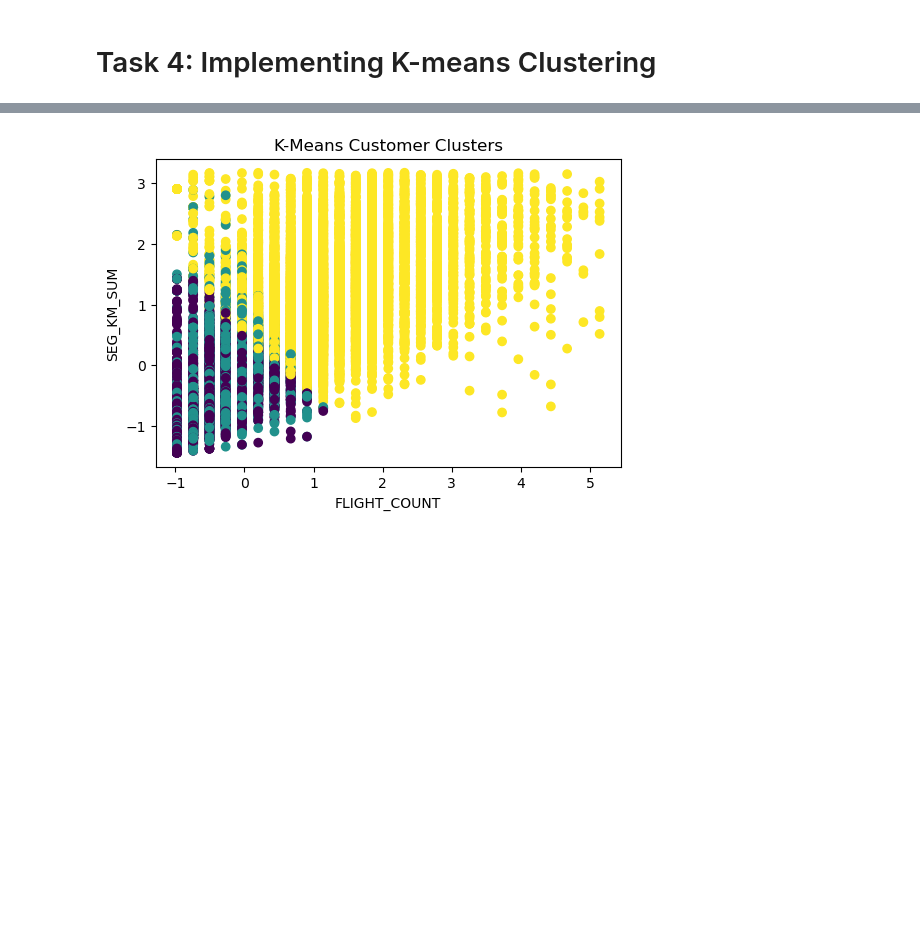
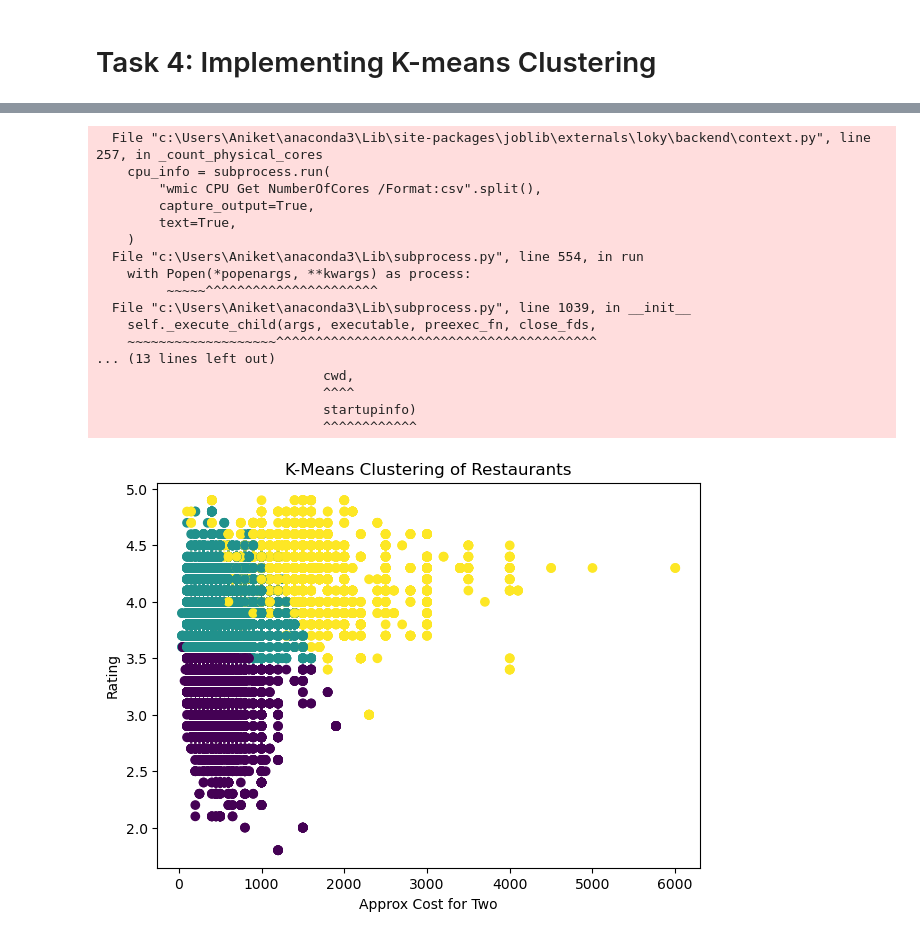
Before and after one commit to AniketAmbekar943/DJ-InIT-AI, a Jupyter notebook: Task-2/task2_AniketA.ipynb, the cells around one changed output, grey strips where cells are left out. Drawn from its saved outputs; the diff is of its cells as text; code cells hidden in the pictures; blank space fills up the shorter version.

Commit message:
K-means clustering completed

```diff
--- a/Task-2/task2_AniketA.ipynb
+++ b/Task-2/task2_AniketA.ipynb
@@ -264,19 +273,48 @@ plt.show()
-# %%
-kmeans = KMeans(n_clusters=3, random_state=42)
-clusters = kmeans.fit_predict(X_cluster)
-
-plt.figure(figsize=(6,4))
-plt.scatter(
-    X_cluster.iloc[:, 0],
-    X_cluster.iloc[:, 1],
-    c=clusters
-)
-plt.xlabel("FLIGHT_COUNT")
-plt.ylabel("SEG_KM_SUM")
-plt.title("K-Means Customer Clusters")
-plt.show()
-
-
-Data_Frame["Cluster"] = clusters
-# %% [output]
-[figure, removed]
+# %%
+df = Data_Frame1.copy()
+# Clean rate
+df['rate'] = df['rate'].astype(str)
+df['rate'] = df['rate'].apply(lambda x: np.nan if x in ['NEW', '-', 'nan'] else x)  # Replacing 'NEW', '-', and 'nan' with NaN
+df['rate'] = df['rate'].apply(lambda x: x.split('/')[0] if isinstance(x, str) else x)       # Extracting the first part of the rate
+df['rate'] = df['rate'].astype(float)
+# Clean approx cost
+df['approx_cost(for two people)'] = df['approx_cost(for two people)'].astype(str)
+df['approx_cost(for two people)'] = df['approx_cost(for two people)'].str.replace(',', '')
+df['approx_cost(for two people)'] = pd.to_numeric(df['approx_cost(for two people)'], errors='coerce')       #the to_numeric function converts the column to numeric values
+# the errors='coerce' argument ensures that any conversion errors result in NaN values
+# %%
+X = df[['rate', 'votes', 'approx_cost(for two people)']].dropna() #dropping null values
+# Scaling the data (it is needed because of different scales of features)
+scaler = StandardScaler()
+X_scaled = scaler.fit_transform(X)      # fit_transform() method is used to fit the data and transform it
+
+# K-Means
+kmeans = KMeans(n_clusters=3, random_state=42)
+clusters = kmeans.fit_predict(X_scaled)
+# Add cluster labels
+X['cluster'] = clusters
+plt.figure(figsize=(7, 5))
+plt.scatter(X['approx_cost(for two people)'], X['rate'], c=X['cluster'])
+plt.xlabel('Approx Cost for Two')
+plt.ylabel('Rating')
+plt.title('K-Means Clustering of Restaurants')
+plt.show()
+# %% [output]
+  File "c:\Users\Aniket\anaconda3\Lib\site-packages\joblib\externals\loky\backend\context.py", line 257, in _count_physical_cores
+    cpu_info = subprocess.run(
+        "wmic CPU Get NumberOfCores /Format:csv".split(),
+        capture_output=True,
+        text=True,
+    )
+  File "c:\Users\Aniket\anaconda3\Lib\subprocess.py", line 554, in run
+    with Popen(*popenargs, **kwargs) as process:
+         ~~~~~^^^^^^^^^^^^^^^^^^^^^^
+  File "c:\Users\Aniket\anaconda3\Lib\subprocess.py", line 1039, in __init__
+    self._execute_child(args, executable, preexec_fn, close_fds,
+    ~~~~~~~~~~~~~~~~~~~^^^^^^^^^^^^^^^^^^^^^^^^^^^^^^^^^^^^^^^^^
+... (13 lines left out)
+                             cwd,
+                             ^^^^
+                             startupinfo)
+                             ^^^^^^^^^^^^
+[figure, added]
```
Also changed, not shown: parts of 4 cells of this notebook, 2 other files.
